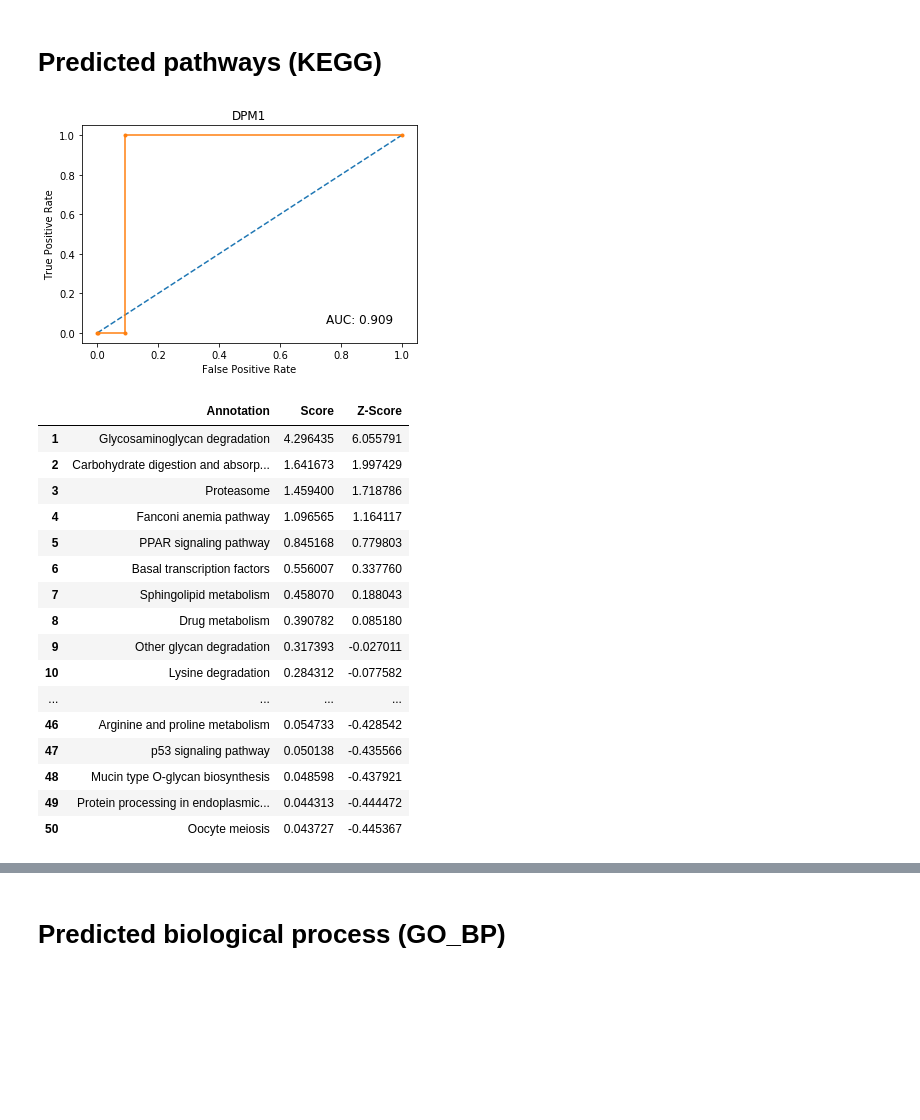
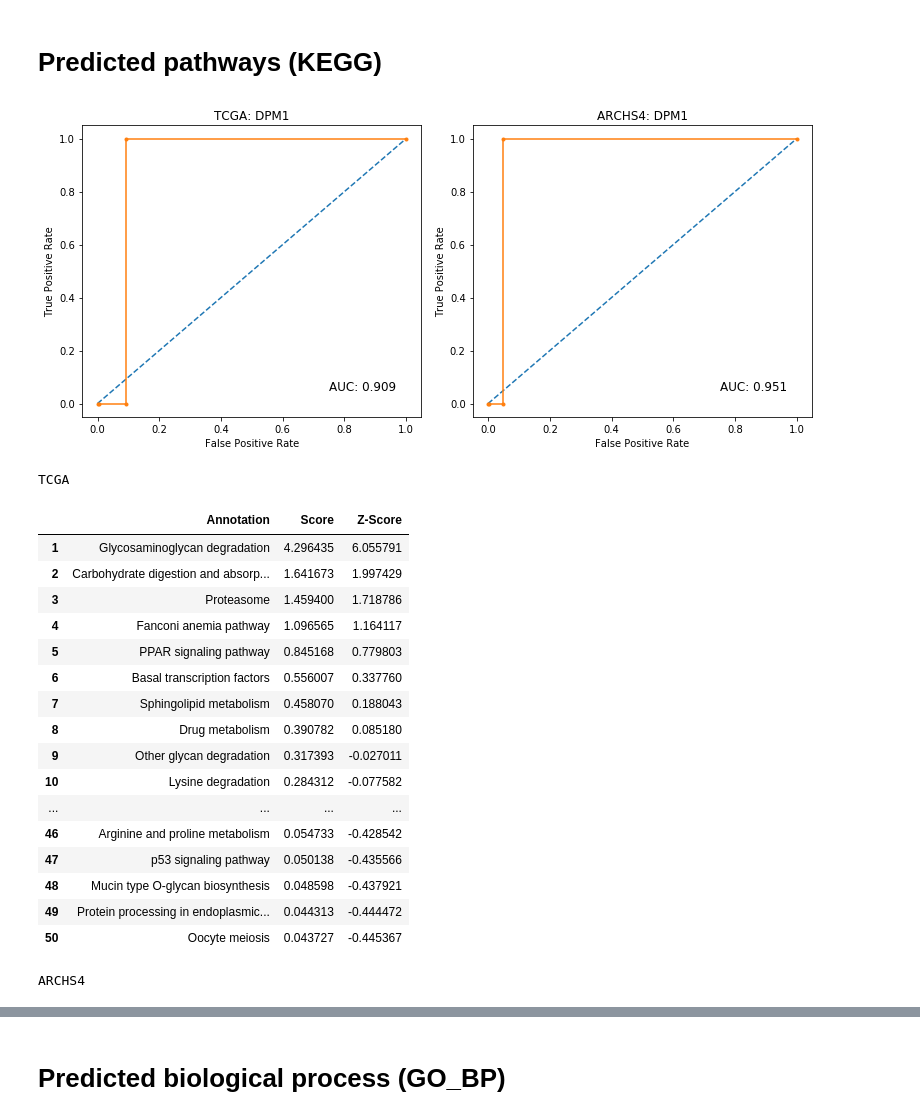
Before and after one commit to MaayanLab/RNA-level-functional-predictions, a Jupyter notebook: appyter_draft.ipynb, the cells around one changed output, grey strips where cells are left out. Drawn from its saved outputs; the diff is of its cells as text; code cells hidden in the pictures; blank space fills up the shorter version.

Commit message:
add archs4 results

```diff
--- a/appyter_draft.ipynb
+++ b/appyter_draft.ipynb
@@ -12,7 +14,15 @@ gene = "DPM1"
 f = h5py.File("tcga.hdf5", "r")
 tcga_cor = f['full correlation matrix']
 tcga_genes = [str(g[0])[2:-1] for g in f['meta']['genes']]
-libraries = ['KEGG_2019_Human', 'GO_Biological_Process_2018', 'MGI_Mammalian_Phenotype_Level_4_2019', 'ChEA_2016', 'KEA_2015', 'UK_Biobank_GWAS_v1', 'Genes_Associated_with_NIH_Grants']
+archs4_cor = feather.read_dataframe("human_correlation")
+archs4_genes = list(archs4_cor.columns)
+libraries = ['KEGG_2019_Human', 'GO_Biological_Process_2018', 'MGI_Mammalian_Phenotype_Level_4_2019',
+             'ChEA_2016', 'KEA_2015', 'UK_Biobank_GWAS_v1', 'Genes_Associated_with_NIH_Grants']
+# %%
+def display_side_by_side(df1, df2):
+    df1_styler = df1.style.set_table_attributes("style='display:inline'").set_caption('TCGA')
+    df2_styler = df2.style.set_table_attributes("style='display:inline'").set_caption('ARCHS4')
+    display_html(df1_styler._repr_html_()+df2_styler._repr_html_(), raw=True)
 # %% [markdown]
 # Process
 # %%
@@ -134,9 +159,10 @@ def auc(y_true, probs, gene):
 # %% [markdown]
 # Predicted pathways (KEGG)
 # %%
-process(libraries[0])
+process(libraries[0], tcga_genes, tcga_cor, archs4_genes, np.array(archs4_cor))
 # %% [output]
-[figure, old version]
+[figure, new version]
+TCGA
 |  | Annotation | Score | Z-Score |
 | 1 | Glycosaminoglycan degradation | 4.296435 | 6.055791 |
 | 2 | Carbohydrate digestion and absorp... | 1.641673 | 1.997429 |
@@ -154,3 +180,4 @@ process(libraries[0])
 | 48 | Mucin type O-glycan biosynthesis | 0.048598 | -0.437921 |
 | 49 | Protein processing in endoplasmic... | 0.044313 | -0.444472 |
 | 50 | Oocyte meiosis | 0.043727 | -0.445367 |
+ARCHS4
```
Also changed, not shown: parts of 5 cells of this notebook.
